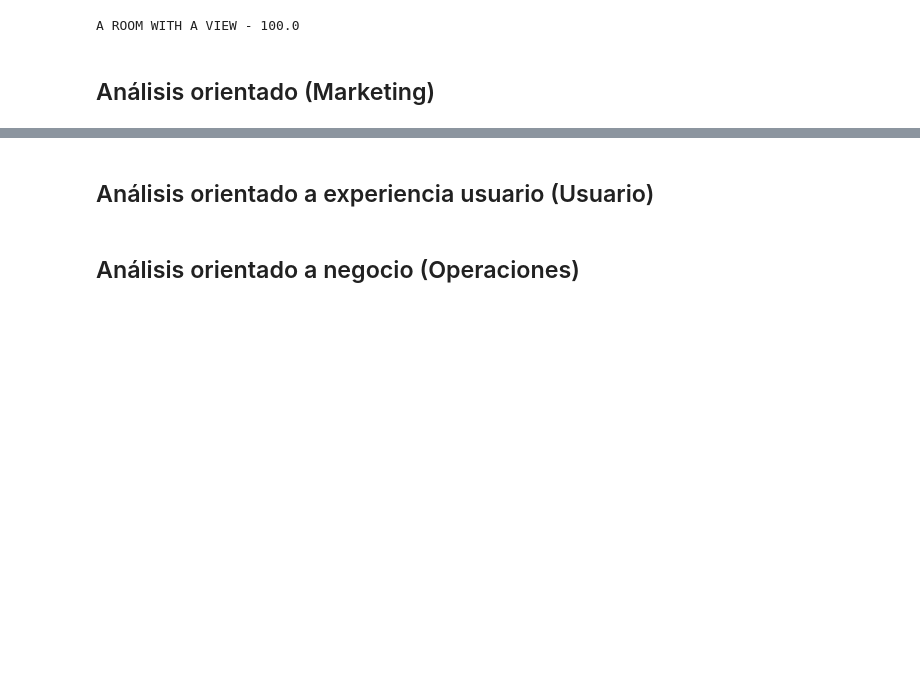
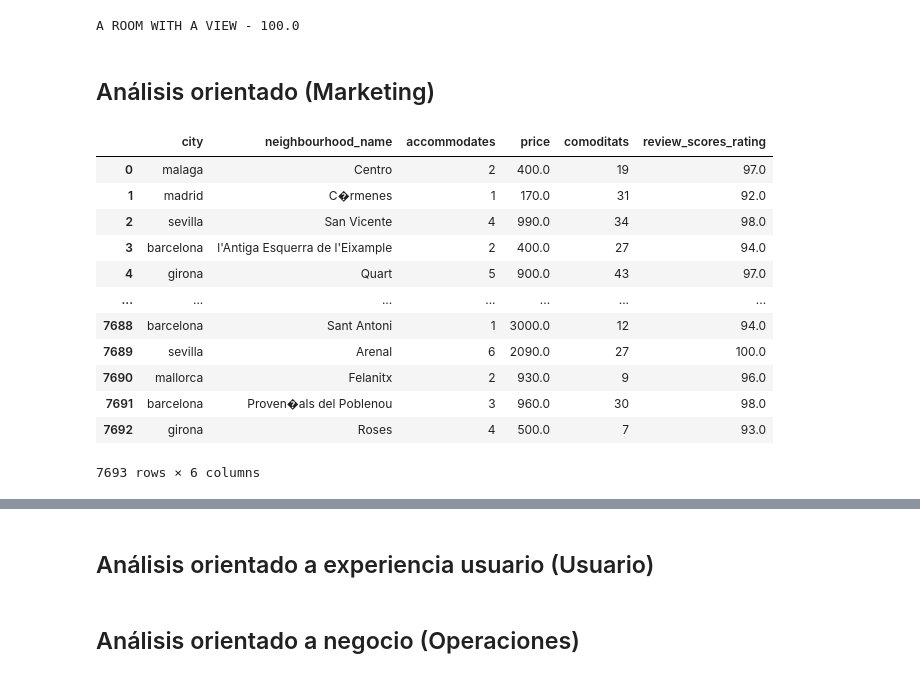
Before and after one commit to MarinaTorba/PersonalDataProrjects, a Jupyter notebook: Equip_10/Scripts/Sprint_2/Script_Sprint_2.ipynb, the cells around one changed output, grey strips where cells are left out. Drawn from its saved outputs; the diff is of its cells as text; code cells hidden in the pictures; blank space fills up the shorter version.

```diff
--- a/Equip_10/Scripts/Sprint_2/Script_Sprint_2.ipynb
+++ b/Equip_10/Scripts/Sprint_2/Script_Sprint_2.ipynb
@@ -3,7 +3,7 @@ Importamos CSV
 # %%
 import pandas as pd
 
-df = pd.read_csv("df_tourist_python_sprint2.csv", sep= ';')
+df = pd.read_csv("Cdf_tourist_python_sprint2.csv", sep= ';')
 
 df
 # %% [output]
@@ -301,3 +303,28 @@ fig.update_layout(
 fig.show()
 # %% [markdown]
 ## Análisis orientado (Marketing)
+# %%
+import pandas as pd
+from sklearn.linear_model import LinearRegression
+import plotly.express as px
+
+# Creamos una tabla con las columnas que nos interesa y el sumatorio de amenities por apartamento
+df["amstr"] =  df['amenities_list'].astype(str)
+separador = df["amstr"].str.count(",") + 1
+separador.name = "comoditats"
+df_amenities = pd.concat([df, separador], axis=1)
+df_amenities[["city","neighbourhood_name","accommodates","price","comoditats", "review_scores_rating"]]
+# %% [output]
+|  | city | neighbourhood_name | accommodates | price | comoditats | review_scores_rating |
+| 0 | malaga | Centro | 2 | 400.0 | 19 | 97.0 |
+| 1 | madrid | C�rmenes | 1 | 170.0 | 31 | 92.0 |
+| 2 | sevilla | San Vicente | 4 | 990.0 | 34 | 98.0 |
+| 3 | barcelona | l'Antiga Esquerra de l'Eixample | 2 | 400.0 | 27 | 94.0 |
+| 4 | girona | Quart | 5 | 900.0 | 43 | 97.0 |
+| ... | ... | ... | ... | ... | ... | ... |
+| 7688 | barcelona | Sant Antoni | 1 | 3000.0 | 12 | 94.0 |
+| 7689 | sevilla | Arenal | 6 | 2090.0 | 27 | 100.0 |
+| 7690 | mallorca | Felanitx | 2 | 930.0 | 9 | 96.0 |
+| 7691 | barcelona | Proven�als del Poblenou | 3 | 960.0 | 30 | 98.0 |
+| 7692 | girona | Roses | 4 | 500.0 | 7 | 93.0 |
+7693 rows × 6 columns
```
Also changed, not shown: parts of 3 cells of this notebook.
